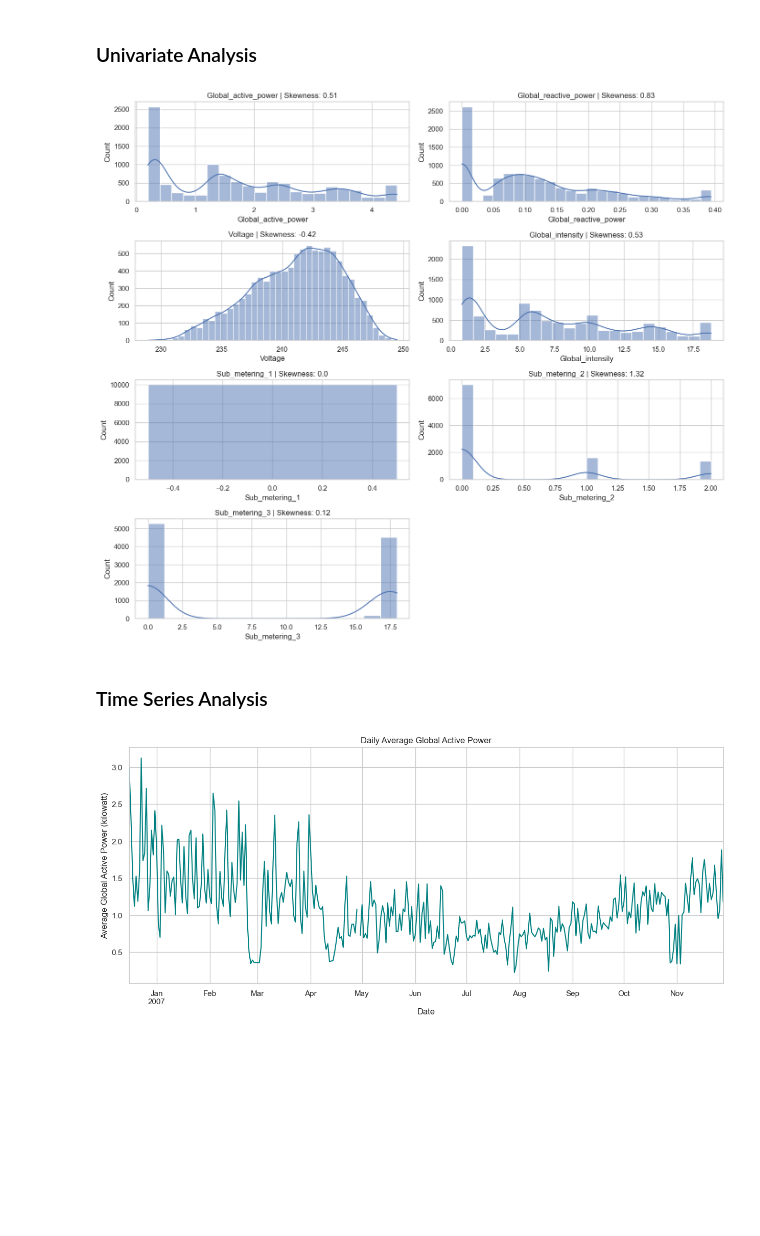
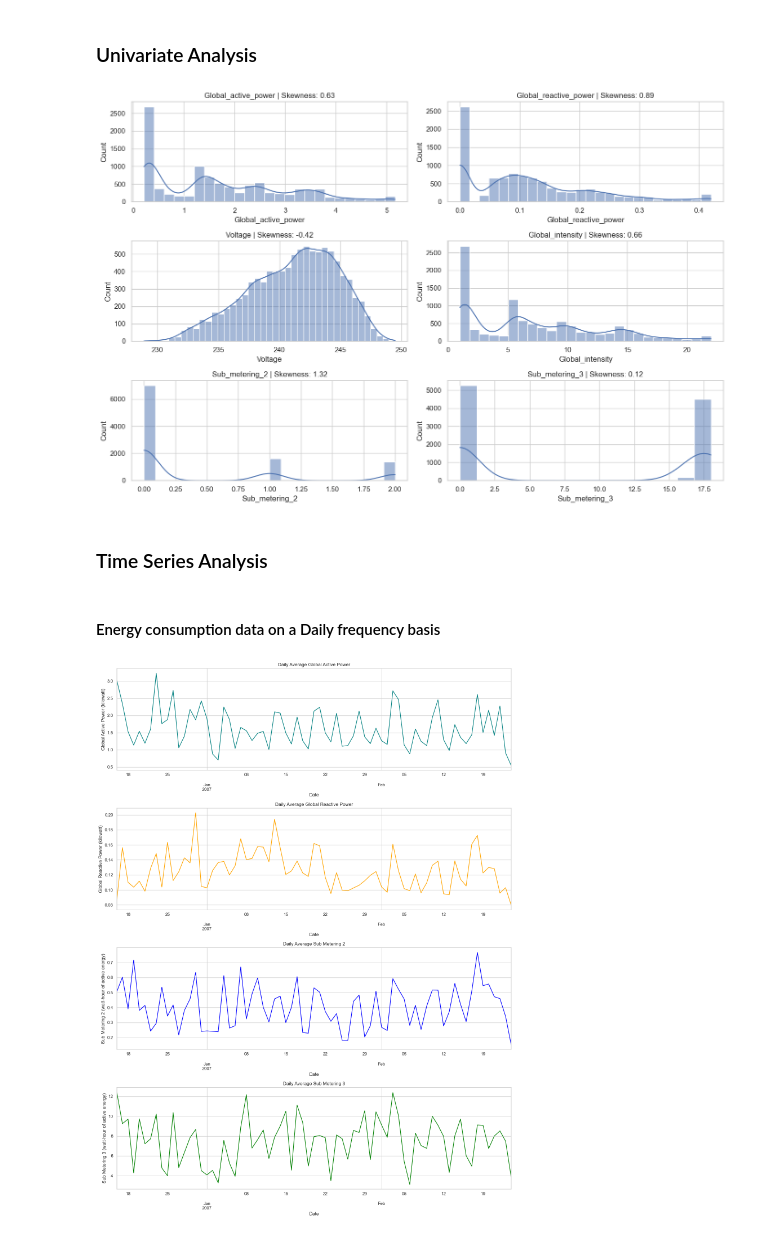
Before and after one commit to kira-1011/Regression-and-Classification-Project, a Jupyter notebook: Regression.ipynb, the cells around one changed output. Cells and saved outputs as stored; diff of their text form; code cells hidden in the pictures; blank space fills up the shorter version.

```diff
--- a/Regression.ipynb
+++ b/Regression.ipynb
@@ -49,7 +52,7 @@ from scripts import *
 # %%
 # Load dataset
 file_path = "household_power_consumption.csv"
-nrows = 500000
+nrows = 100000
 dataset = pd.read_csv(file_path, low_memory=False, nrows=nrows)
 dataset.head()
 # %% [output]
@@ -188,24 +191,59 @@ Name: Global_active_power, dtype: float64
 # Convert 'datetime' to datetime type and set as index
 dataset['DateTime'] = pd.to_datetime(dataset['DateTime'])
 dataset.set_index('DateTime', inplace=True)
+
+# drop sub metering 1 as most of the data is 0
+dataset.drop(columns=["Sub_metering_1"], inplace=True)
+numerical_cols.remove("Sub_metering_1")
 # %% [markdown]
 ### Univariate Analysis
 # %%
 # Plot Histogram with density plot distribution for each numerical feature
 plot_histplots(df=dataset.iloc[:10000], columns=numerical_cols, titles=numerical_cols)
 # %% [output]
-[figure, old version]
+[figure, new version]
 # %% [markdown]
 ### Time Series Analysis
+# %% [markdown]
+#### Energy consumption data on a Daily frequency basis
 # %%
-# Resampling to Daily Frequency and Plotting
-daily_avg_power = dataset['Global_active_power'].resample('D').mean()
+columns_to_plot = [
+    "Global_active_power",
+    "Global_reactive_power",
+    "Sub_metering_2",
+    "Sub_metering_3",
+]
 
-plt.figure(figsize=(15,6))
-daily_avg_power.plot(color='teal')
-plt.title('Daily Average Global Active Power')
-plt.xlabel('Date')
-plt.ylabel('Average Global Active Power (kilowatt)')
+# Resampling to Daily Frequency
+daily_data = dataset.resample("D").mean()
+
+# Plotting daily aggregated data
+plt.figure(figsize=(15, 20))
+
+colors = ["teal", "orange", "blue", "green"]
+daily_titles = [
+    "Daily Average Global Active Power",
+    "Daily Average Global Reactive Power",
+    "Daily Average Sub Metering 2",
+    "Daily Average Sub Metering 3",
+]
+y_labels = [
+    "Global Active Power (kilowatt)",
+    "Global Reactive Power (kilowatt)",
+    "Sub Metering 2 (watt-hour of active energy)",
+    "Sub Metering 3 (watt-hour of active energy)",
+]
+
+for i, (col, color, title, ylabel) in enumerate(
+    zip(columns_to_plot, colors, daily_titles, y_labels), 1
+):
+    plt.subplot(len(columns_to_plot), 1, i)
+    daily_data[col].plot(color=color)
+    plt.title(title)
+    plt.xlabel("Date")
+    plt.ylabel(ylabel)
+
+plt.tight_layout()
 plt.show()
 # %% [output]
-[figure, old version]
+[figure, new version]
```
Also changed, not shown: parts of 36 cells of this notebook, 7 other files.
